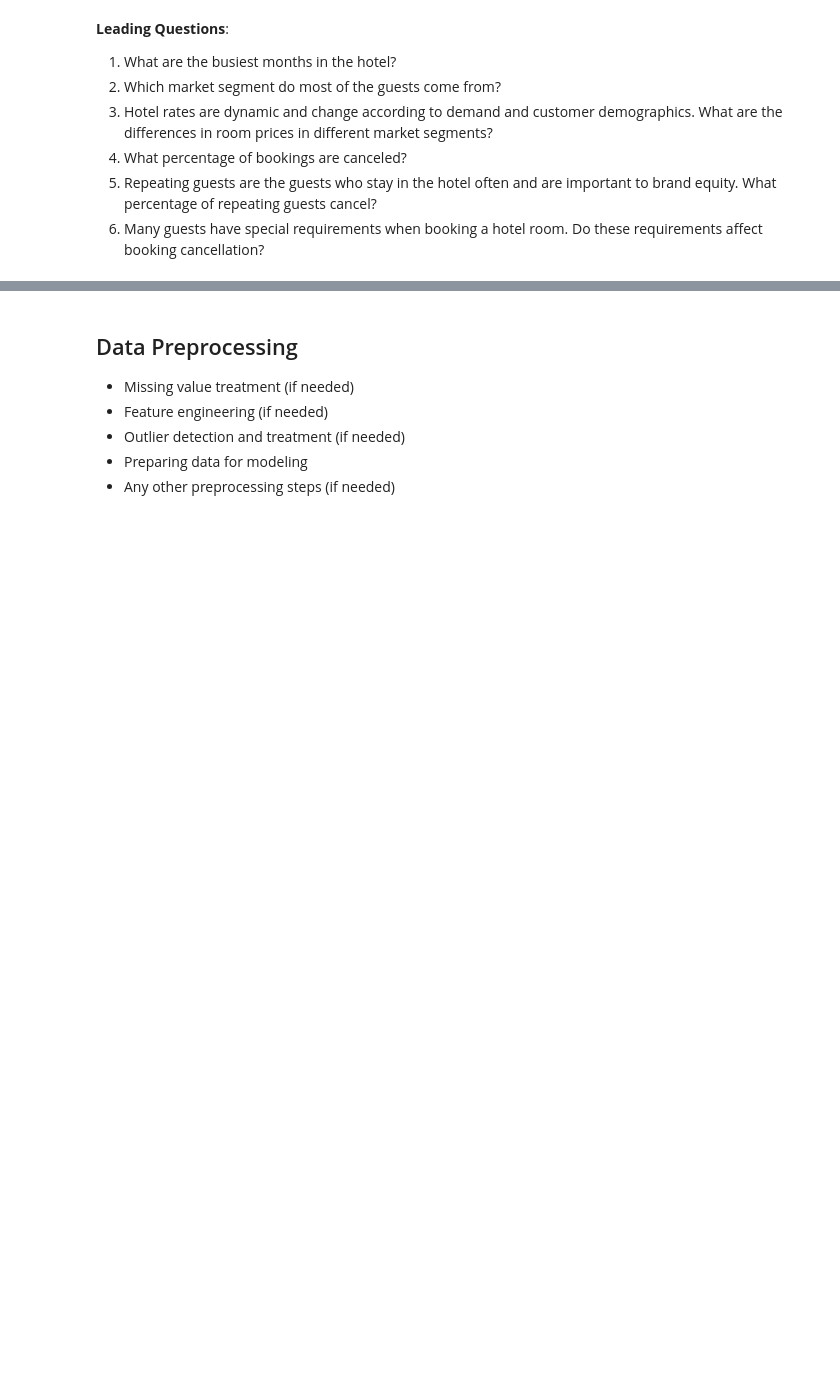
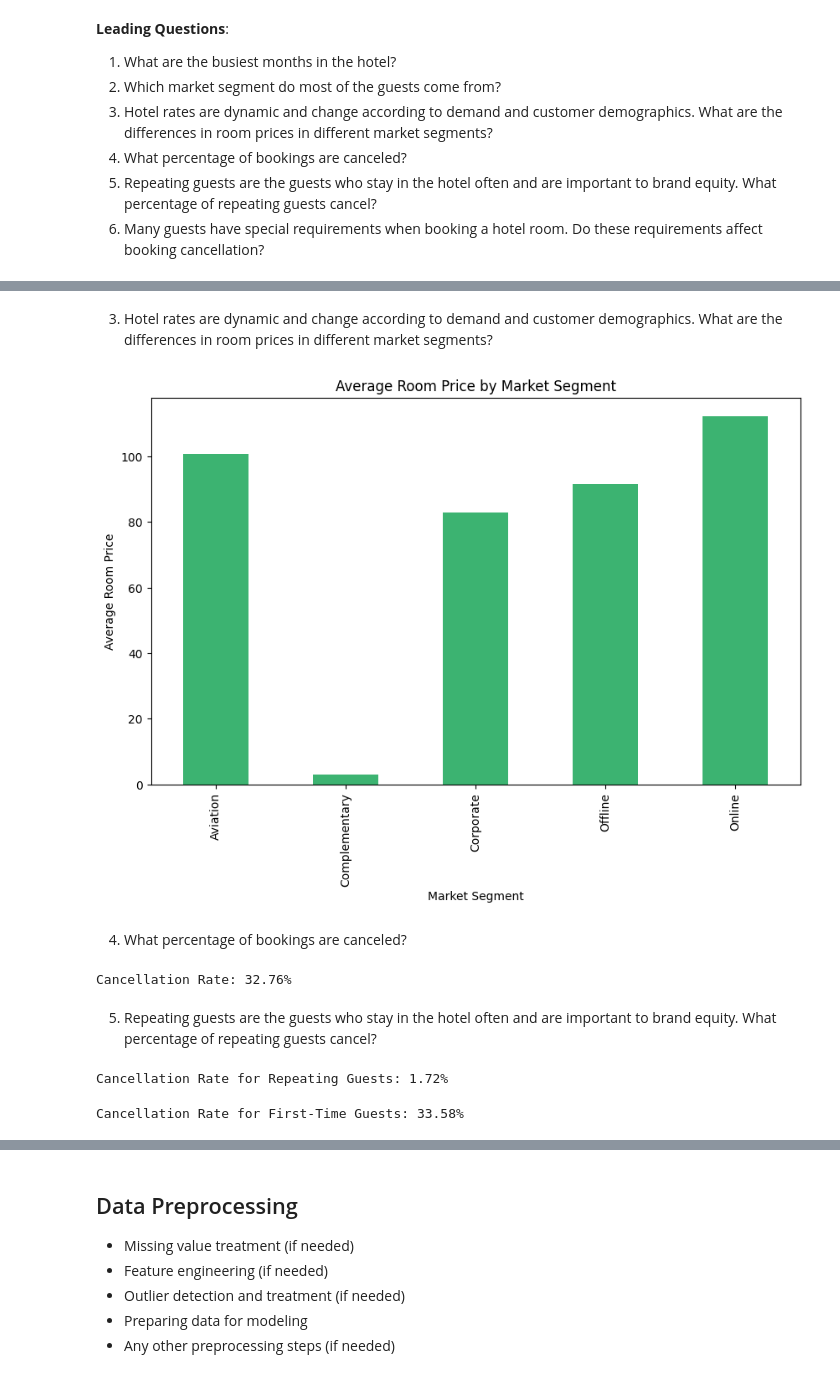
Before and after one commit to DataScience-BusinessAnalitics/INN-Hotels---Problem-Statement, a Jupyter notebook: Project_SLC_DSBA_INNHotels_FullCode-1.ipynb, the cells around one changed output, grey strips where cells are left out. Drawn from its saved outputs; the diff is of its cells as text; code cells hidden in the pictures; blank space fills up the shorter version.

```diff
--- a/Project_SLC_DSBA_INNHotels_FullCode-1.ipynb
+++ b/Project_SLC_DSBA_INNHotels_FullCode-1.ipynb
@@ -306,0 +373,16 @@ plt.show()
+# %% [markdown]
+3. Hotel rates are dynamic and change according to demand and customer demographics. What are the differences in room prices in different market segments?
+# %%
+# Average room price per market segment
+avg_price_by_segment = df.groupby('market_segment_type')['avg_price_per_room'].mean()
+
+# Visualize
+avg_price_by_segment.plot(kind='bar', figsize=(10, 6), color='mediumseagreen')
+plt.title("Average Room Price by Market Segment")
+plt.ylabel("Average Room Price")
+plt.xlabel("Market Segment")
+plt.show()
+# %% [output]
+[figure, added]
+# %% [markdown]
+4. What percentage of bookings are canceled?
@@ -306,0 +392,25 @@ plt.show()
+# %%
+# Calculate cancellation rate
+cancellation_rate = df['booking_status_numeric'].mean() * 100
+print(f"Cancellation Rate: {cancellation_rate:.2f}%")
+# %% [output]
+Cancellation Rate: 32.76%
+# %% [markdown]
+5. Repeating guests are the guests who stay in the hotel often and are important to brand equity. What percentage of repeating guests cancel?
+# %%
+# Filter for repeating guests
+repeating_guests = df[df['repeated_guest'] == 1]
+
+# Calculate cancellation rate for repeating guests
+repeating_guest_cancellation_rate = repeating_guests['booking_status_numeric'].mean() * 100
+print(f"Cancellation Rate for Repeating Guests: {repeating_guest_cancellation_rate:.2f}%")
+
+# Filter for non-repeating guests
+first_time_guests = df[df['repeated_guest'] == 0]
+
+# Calculate cancellation rate for first-time guests
+first_time_guest_cancellation_rate = first_time_guests['booking_status_numeric'].mean() * 100
+print(f"Cancellation Rate for First-Time Guests: {first_time_guest_cancellation_rate:.2f}%")
+# %% [output]
+Cancellation Rate for Repeating Guests: 1.72%
+Cancellation Rate for First-Time Guests: 33.58%
```
Also changed, not shown: parts of 52 cells of this notebook, 2 other files.
